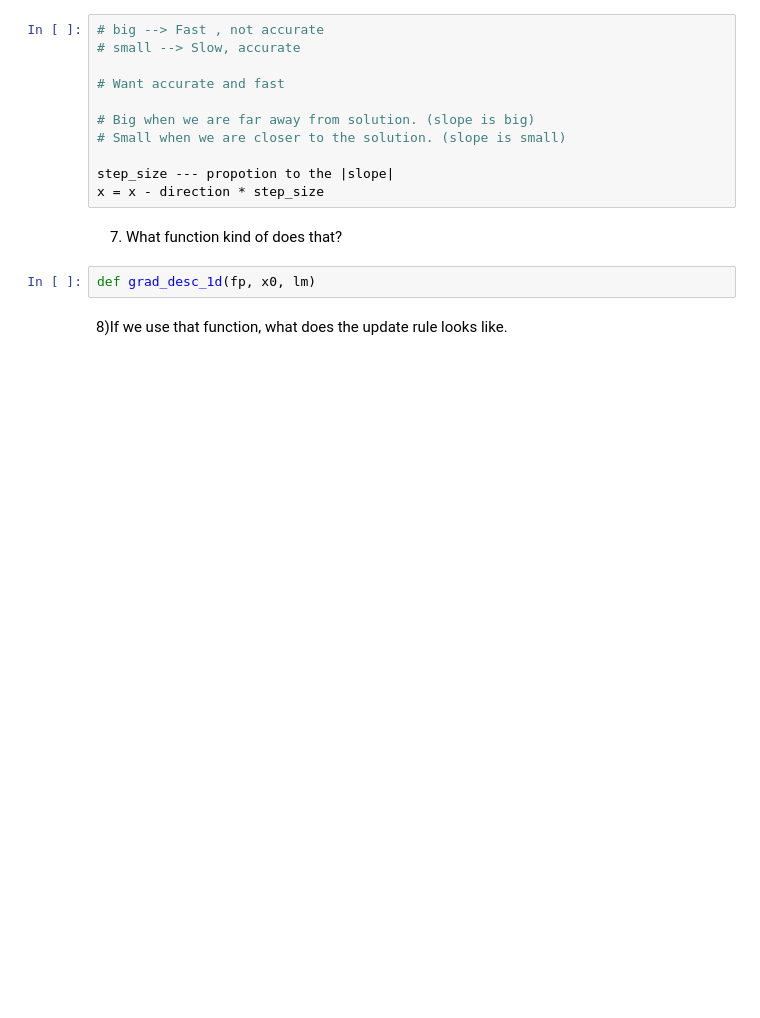
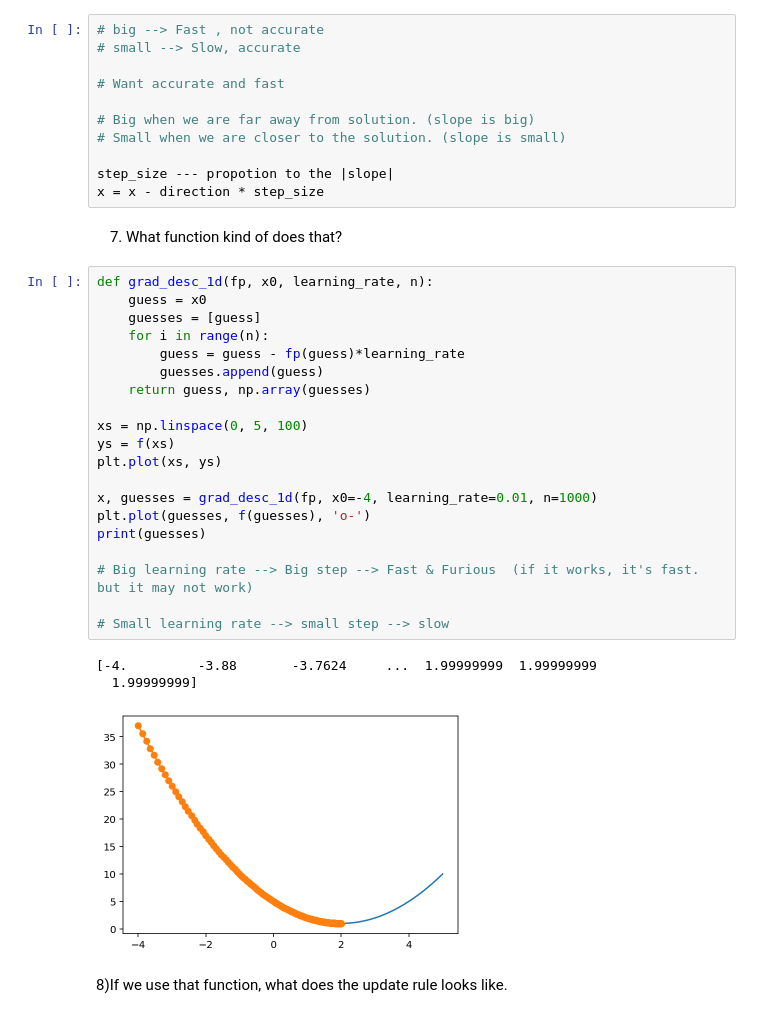
Before and after one commit to MUIC-Numerical-Methods-2018/Exercise-5, a Jupyter notebook: 05 Gradient Descent.ipynb, the cells around one changed output. Cells and saved outputs as stored; diff of their text form; blank space fills up the shorter version.

```diff
--- a/05 Gradient Descent.ipynb
+++ b/05 Gradient Descent.ipynb
@@ -71,8 +71,30 @@ step_size --- propotion to the |slope|
 x = x - direction * step_size
 # %% [markdown]
 7) What function kind of does that?
-# %%
-def grad_desc_1d(fp, x0, lm)
+# %%
+def grad_desc_1d(fp, x0, learning_rate, n):
+    guess = x0
+    guesses = [guess]
+    for i in range(n):
+        guess = guess - fp(guess)*learning_rate
+        guesses.append(guess)
+    return guess, np.array(guesses)
+
+xs = np.linspace(0, 5, 100)
+ys = f(xs)
+plt.plot(xs, ys)
+
+x, guesses = grad_desc_1d(fp, x0=-4, learning_rate=0.01, n=1000)
+plt.plot(guesses, f(guesses), 'o-')
+print(guesses)
+
+# Big learning rate --> Big step --> Fast & Furious  (if it works, it's fast. but it may not work)
+
+# Small learning rate --> small step --> slow
+# %% [output]
+[-4.         -3.88       -3.7624     ...  1.99999999  1.99999999
+  1.99999999]
+[figure, added]
 # %% [markdown]
 8)If we use that function, what does the update rule looks like.
 # %% [markdown]
```
Also changed, not shown: parts of 3 cells of this notebook.
